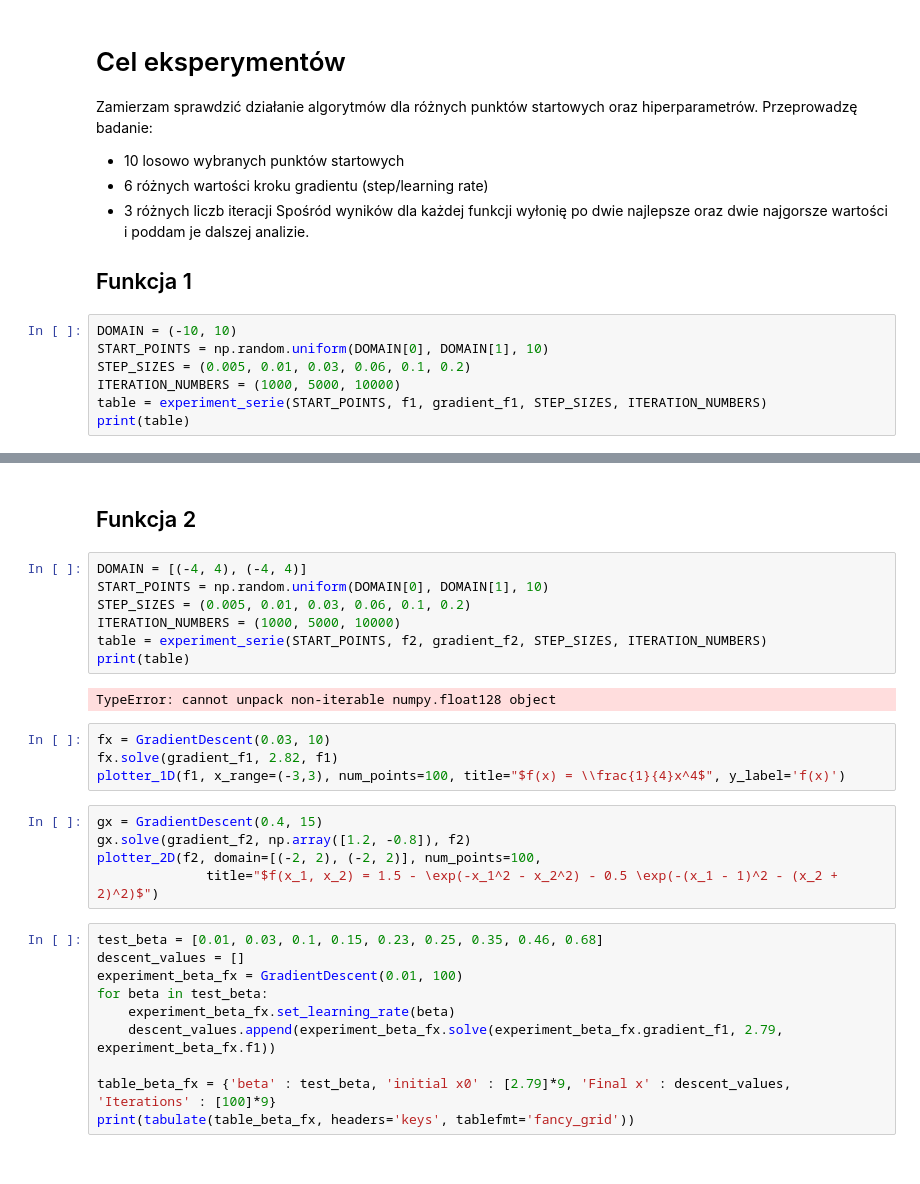
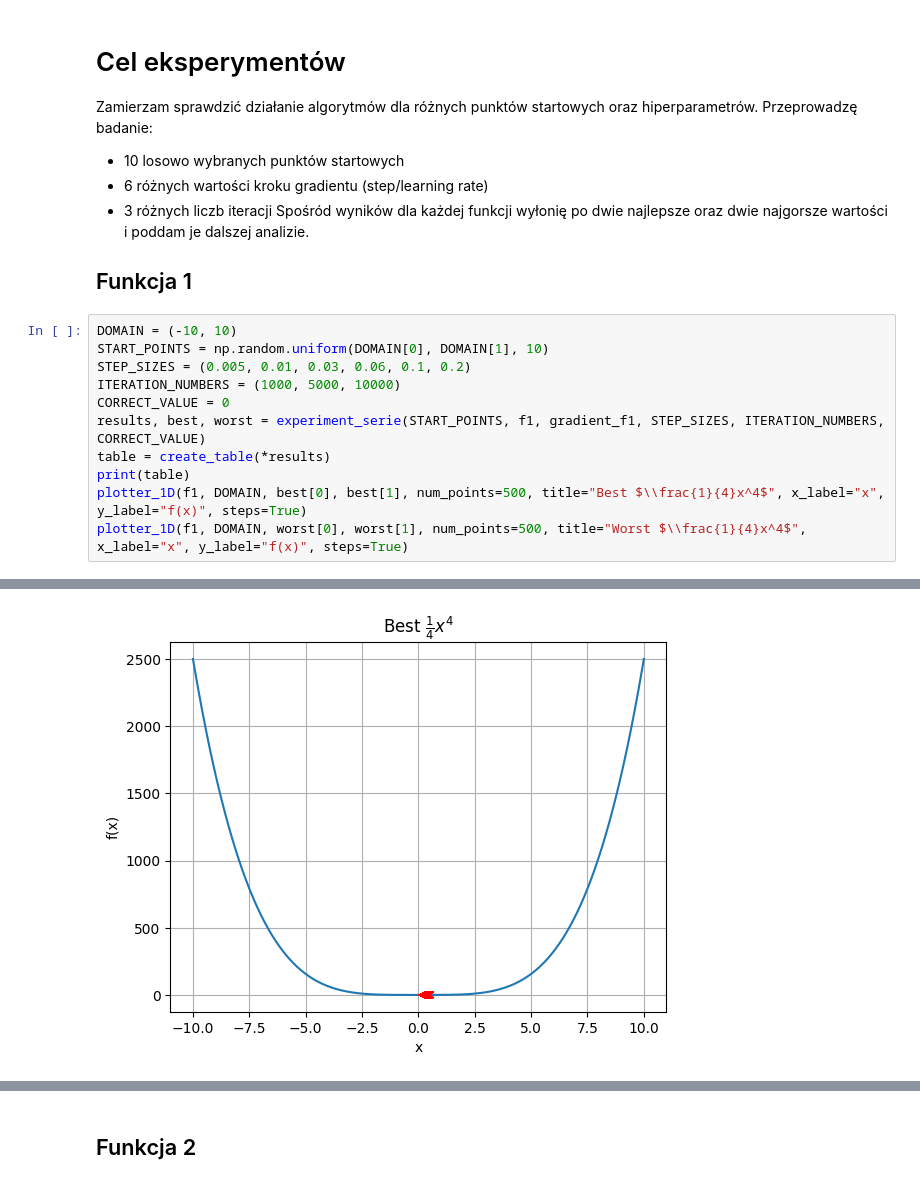
Before and after one commit to AtarSander/artificial-intelligence-from-scratch, a Jupyter notebook: Zad1/gradient.ipynb, the cells around one changed output, grey strips where cells are left out. Saved outputs shown, nothing was run; the diff lists cells and outputs as text.

```diff
--- a/Zad1/gradient.ipynb
+++ b/Zad1/gradient.ipynb
@@ -27,6 +28,10 @@ DOMAIN = (-10, 10)
 START_POINTS = np.random.uniform(DOMAIN[0], DOMAIN[1], 10)
 STEP_SIZES = (0.005, 0.01, 0.03, 0.06, 0.1, 0.2)
 ITERATION_NUMBERS = (1000, 5000, 10000)
-table = experiment_serie(START_POINTS, f1, gradient_f1, STEP_SIZES, ITERATION_NUMBERS)
+CORRECT_VALUE = 0
+results, best, worst = experiment_serie(START_POINTS, f1, gradient_f1, STEP_SIZES, ITERATION_NUMBERS, CORRECT_VALUE)
+table = create_table(*results)
 print(table)
+plotter_1D(f1, DOMAIN, best[0], best[1], num_points=500, title="Best $\\frac{1}{4}x^4$", x_label="x", y_label="f(x)", steps=True)
+plotter_1D(f1, DOMAIN, worst[0], worst[1], num_points=500, title="Worst $\\frac{1}{4}x^4$", x_label="x", y_label="f(x)", steps=True)
 # %% [output]
@@ -49,0 +55 @@ print(table)
+[figure, added]
@@ -50,30 +57,2 @@ print(table)
 # %% [markdown]
 ## Funkcja 2
-# %%
-DOMAIN = [(-4, 4), (-4, 4)]
-START_POINTS = np.random.uniform(DOMAIN[0], DOMAIN[1], 10)
-STEP_SIZES = (0.005, 0.01, 0.03, 0.06, 0.1, 0.2)
-ITERATION_NUMBERS = (1000, 5000, 10000)
-table = experiment_serie(START_POINTS, f2, gradient_f2, STEP_SIZES, ITERATION_NUMBERS)
-print(table)
-# %% [output]
-TypeError: cannot unpack non-iterable numpy.float128 object
-# %%
-fx = GradientDescent(0.03, 10)
-fx.solve(gradient_f1, 2.82, f1)
-plotter_1D(f1, x_range=(-3,3), num_points=100, title="$f(x) = \\frac{1}{4}x^4$", y_label='f(x)')
-# %%
-gx = GradientDescent(0.4, 15)
-gx.solve(gradient_f2, np.array([1.2, -0.8]), f2)
-plotter_2D(f2, domain=[(-2, 2), (-2, 2)], num_points=100,
-              title="$f(x_1, x_2) = 1.5 - \exp(-x_1^2 - x_2^2) - 0.5 \exp(-(x_1 - 1)^2 - (x_2 + 2)^2)$")
-# %%
-test_beta = [0.01, 0.03, 0.1, 0.15, 0.23, 0.25, 0.35, 0.46, 0.68]
-descent_values = []
-experiment_beta_fx = GradientDescent(0.01, 100)
-for beta in test_beta:
-    experiment_beta_fx.set_learning_rate(beta)
-    descent_values.append(experiment_beta_fx.solve(experiment_beta_fx.gradient_f1, 2.79, experiment_beta_fx.f1))
-
-table_beta_fx = {'beta' : test_beta, 'initial x0' : [2.79]*9, 'Final x' : descent_values, 'Iterations' : [100]*9}
-print(tabulate(table_beta_fx, headers='keys', tablefmt='fancy_grid'))
```
Also changed, not shown: parts of 7 cells of this notebook.
